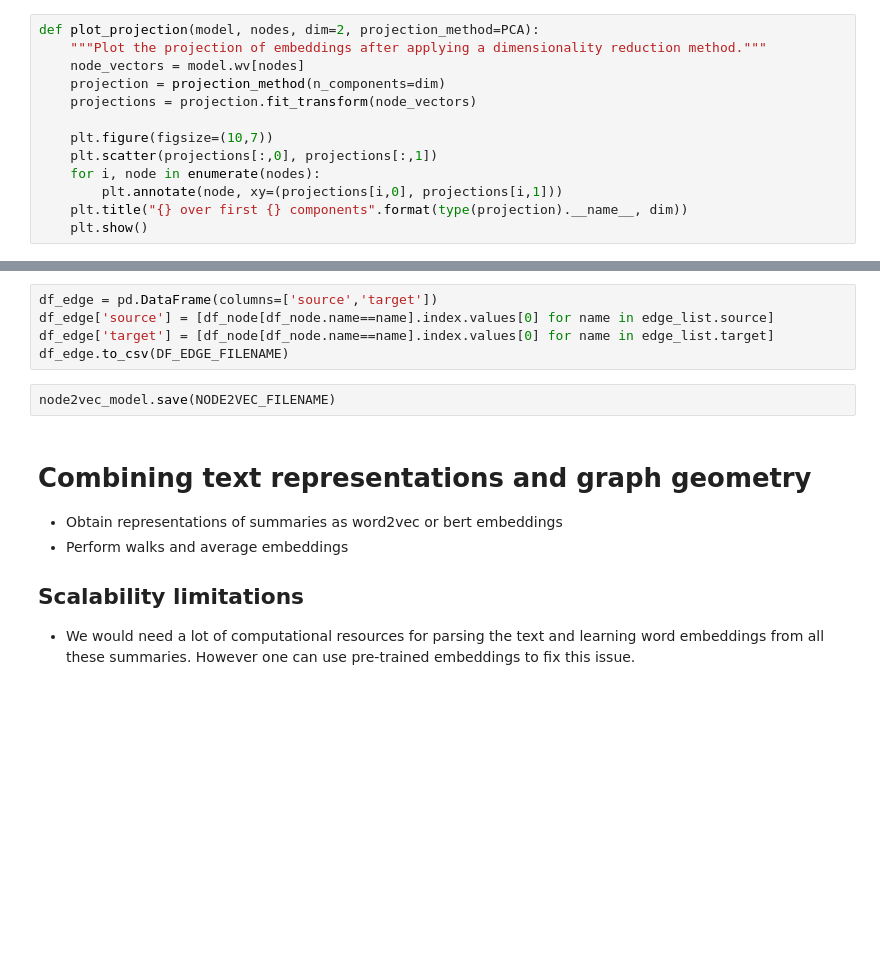
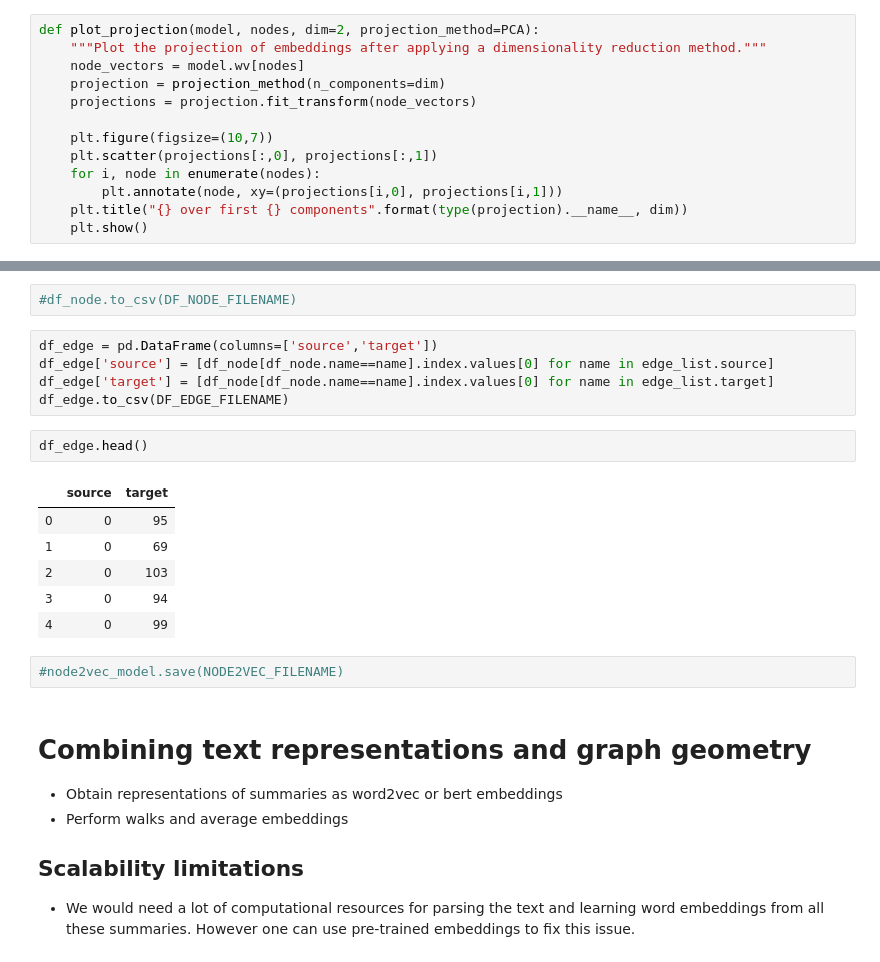
Before and after one commit to FredBaos/Ntds_project_team02, a Jupyter notebook: vince_la_menace.ipynb, the cells around one changed output, grey strips where cells are left out. Cells and saved outputs as stored; diff of their text form; blank space fills up the shorter version.

```diff
--- a/vince_la_menace.ipynb
+++ b/vince_la_menace.ipynb
@@ -165,10 +206,21 @@ df_node.to_csv(DF_NODE_FILENAME)
+# %%
+#df_node.to_csv(DF_NODE_FILENAME)
 # %%
 df_edge = pd.DataFrame(columns=['source','target'])
 df_edge['source'] = [df_node[df_node.name==name].index.values[0] for name in edge_list.source]
 df_edge['target'] = [df_node[df_node.name==name].index.values[0] for name in edge_list.target]
 df_edge.to_csv(DF_EDGE_FILENAME)
+# %%
+df_edge.head()
+# %% [output]
+|  | source | target |
+| 0 | 0 | 95 |
+| 1 | 0 | 69 |
+| 2 | 0 | 103 |
+| 3 | 0 | 94 |
+| 4 | 0 | 99 |
 # %%
-node2vec_model.save(NODE2VEC_FILENAME)
+#node2vec_model.save(NODE2VEC_FILENAME)
 # %% [markdown]
 # Combining text representations and graph geometry
 
```
Also changed, not shown: parts of 16 cells of this notebook, 9 other files.
